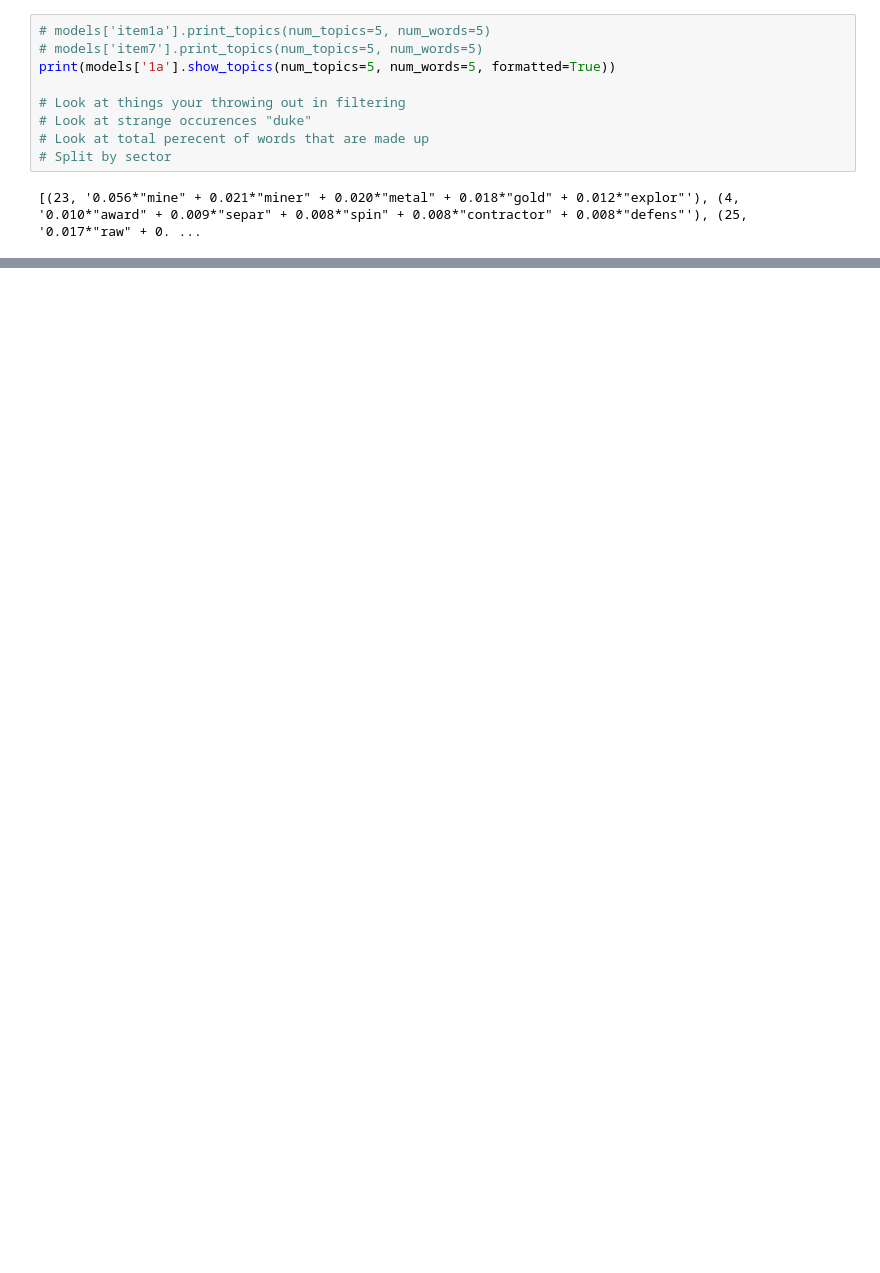
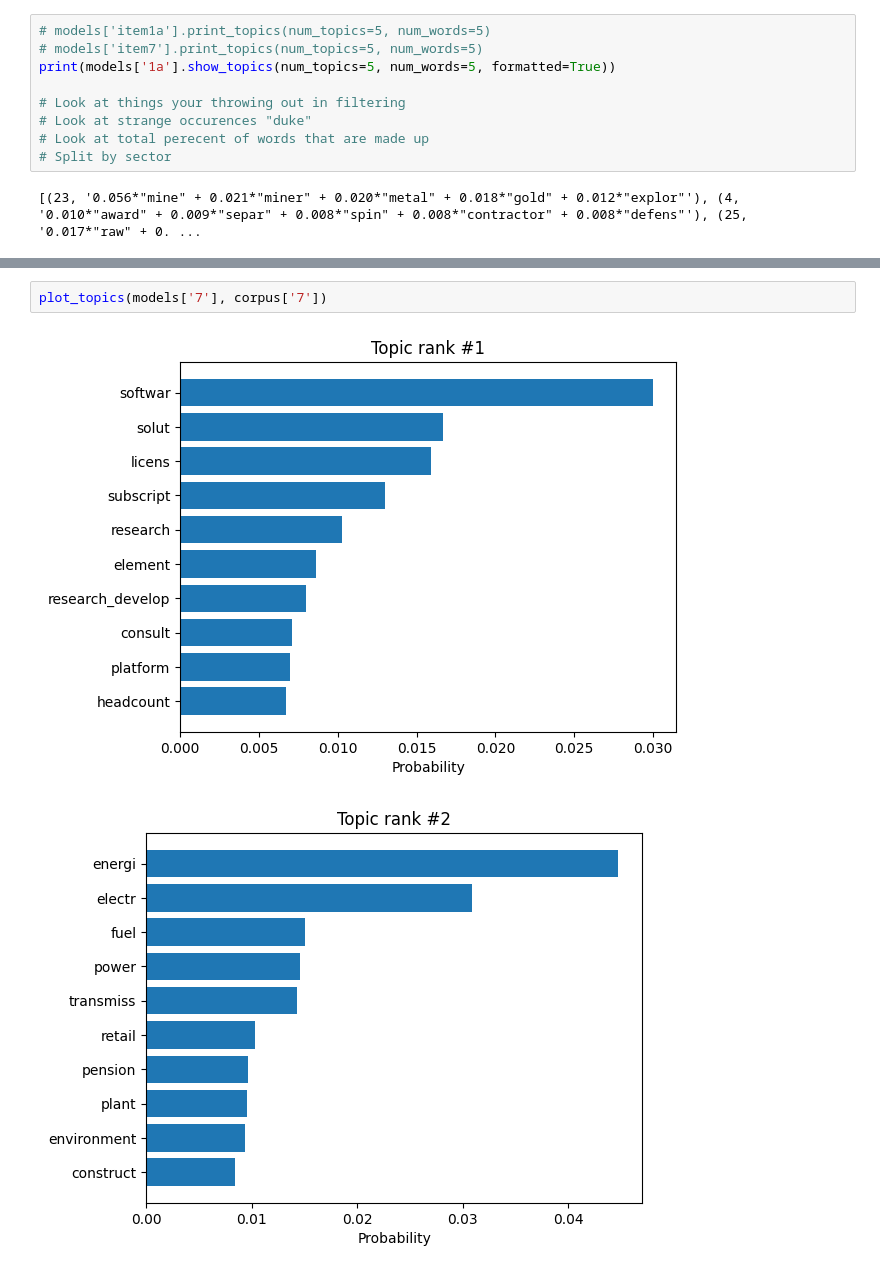
Before and after one commit to bsinghpratap/voya_project_spring21, a Jupyter notebook: LDA/Vanilla-LDA.ipynb, the cells around one changed output, grey strips where cells are left out. Drawn from its saved outputs; the diff is of its cells as text; blank space fills up the shorter version.

```diff
--- a/LDA/Vanilla-LDA.ipynb
+++ b/LDA/Vanilla-LDA.ipynb
@@ -88,0 +78,5 @@ array([0.02, 0.02, 0.02, ..., 0.02, 0.02, 0.02], dtype=float32)
+# %%
+plot_topics(models['7'], corpus['7'])
+# %% [output]
+[figure, added]
+[figure, added]
```
Also changed, not shown: parts of 11 cells of this notebook, 3 other files.
